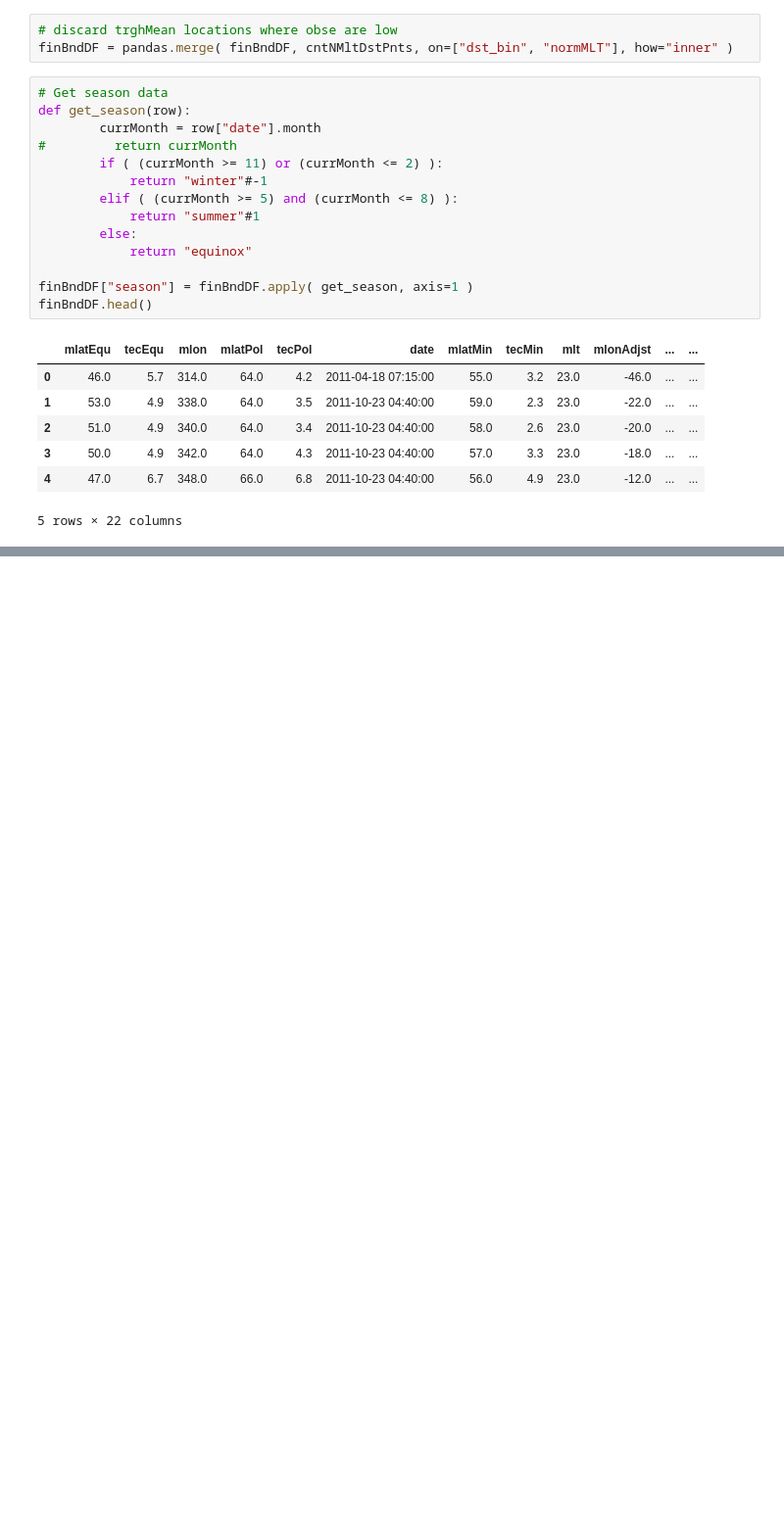
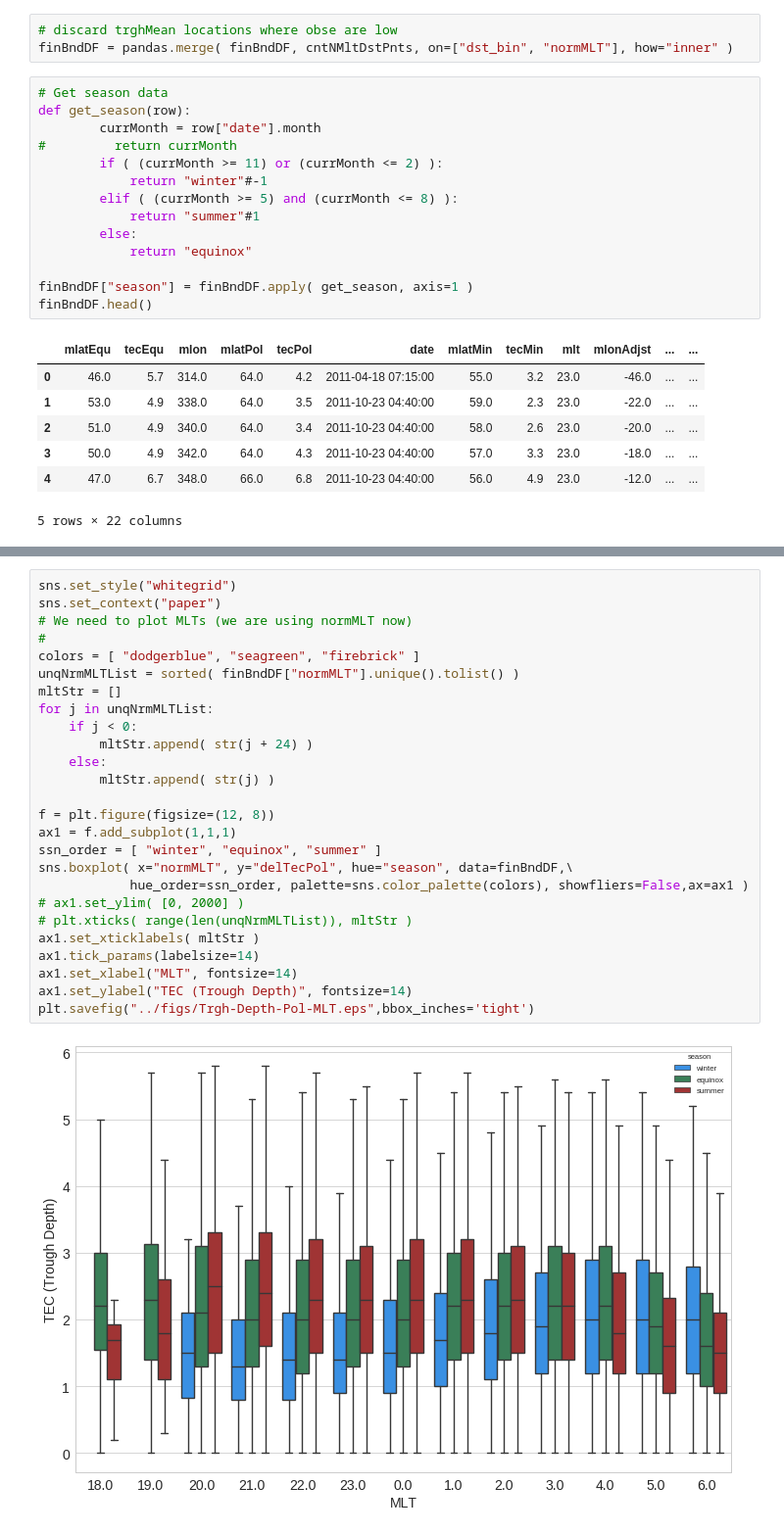
Before and after one commit to bharatreddy/sapstec, a Jupyter notebook: ipy/full_season.ipynb, the cells around one changed output, grey strips where cells are left out. Shown: that part at 98% size. Drawn from its saved outputs; the diff is of its cells as text; blank space fills up the shorter version.

```diff
--- a/ipy/full_season.ipynb
+++ b/ipy/full_season.ipynb
@@ -193,0 +271,28 @@ plt.savefig("../figs/Season-Mlat-TEC.eps",bbox_inches='tight')
+# %%
+sns.set_style("whitegrid")
+sns.set_context("paper")
+# We need to plot MLTs (we are using normMLT now)
+#
+colors = [ "dodgerblue", "seagreen", "firebrick" ]
+unqNrmMLTList = sorted( finBndDF["normMLT"].unique().tolist() )
+mltStr = []
+for j in unqNrmMLTList:
+    if j < 0:
+        mltStr.append( str(j + 24) )
+    else:
+        mltStr.append( str(j) )
+
+f = plt.figure(figsize=(12, 8))
+ax1 = f.add_subplot(1,1,1)
+ssn_order = [ "winter", "equinox", "summer" ]
+sns.boxplot( x="normMLT", y="delTecPol", hue="season", data=finBndDF,\
+            hue_order=ssn_order, palette=sns.color_palette(colors), showfliers=False,ax=ax1 )
+# ax1.set_ylim( [0, 2000] )
+# plt.xticks( range(len(unqNrmMLTList)), mltStr )
+ax1.set_xticklabels( mltStr )
+ax1.tick_params(labelsize=14)
+ax1.set_xlabel("MLT", fontsize=14)
+ax1.set_ylabel("TEC (Trough Depth)", fontsize=14)
+plt.savefig("../figs/Trgh-Depth-Pol-MLT.eps",bbox_inches='tight')
+# %% [output]
+[figure, added]
```
Also changed, not shown: parts of 9 cells of this notebook, 10 other files.
